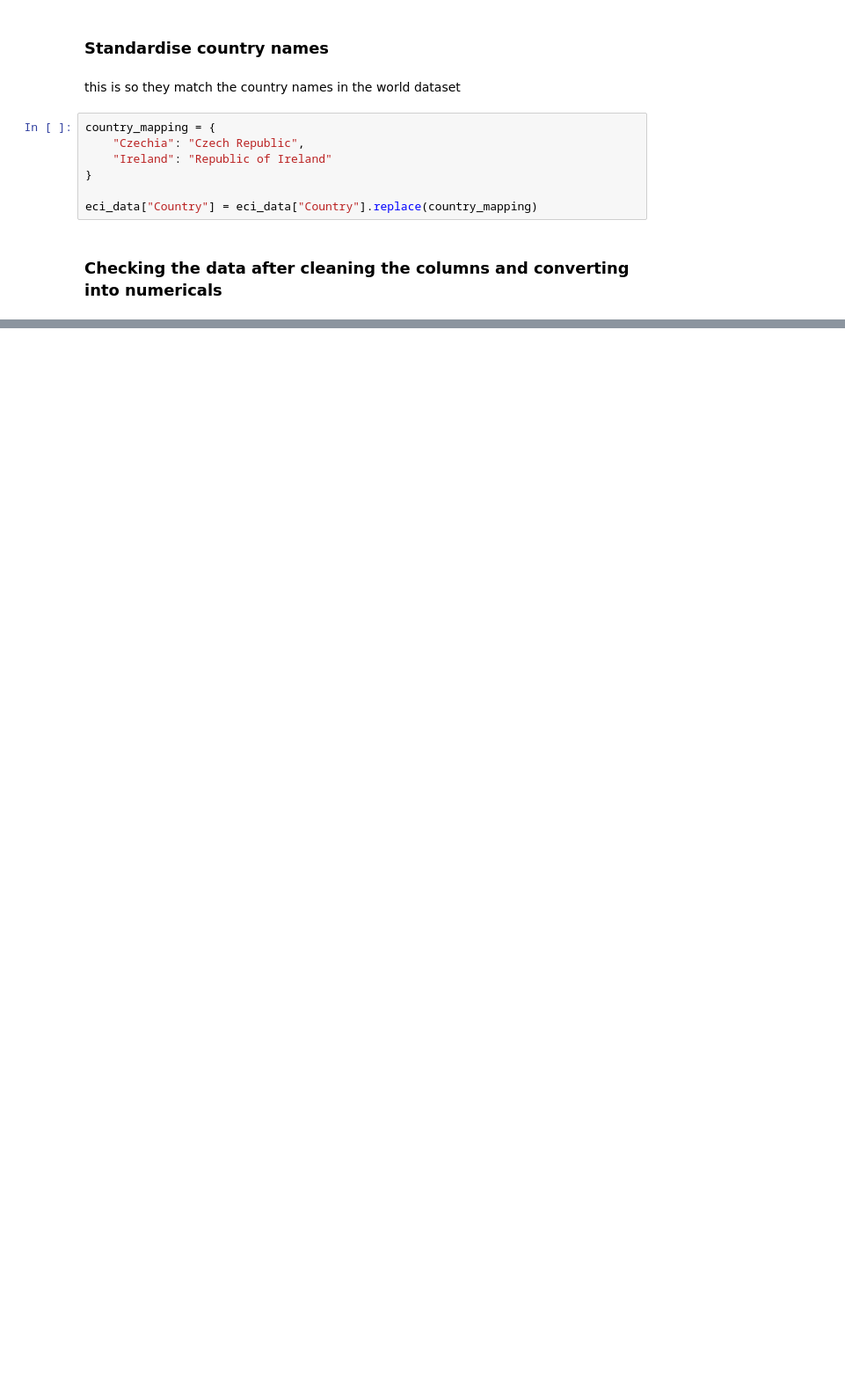
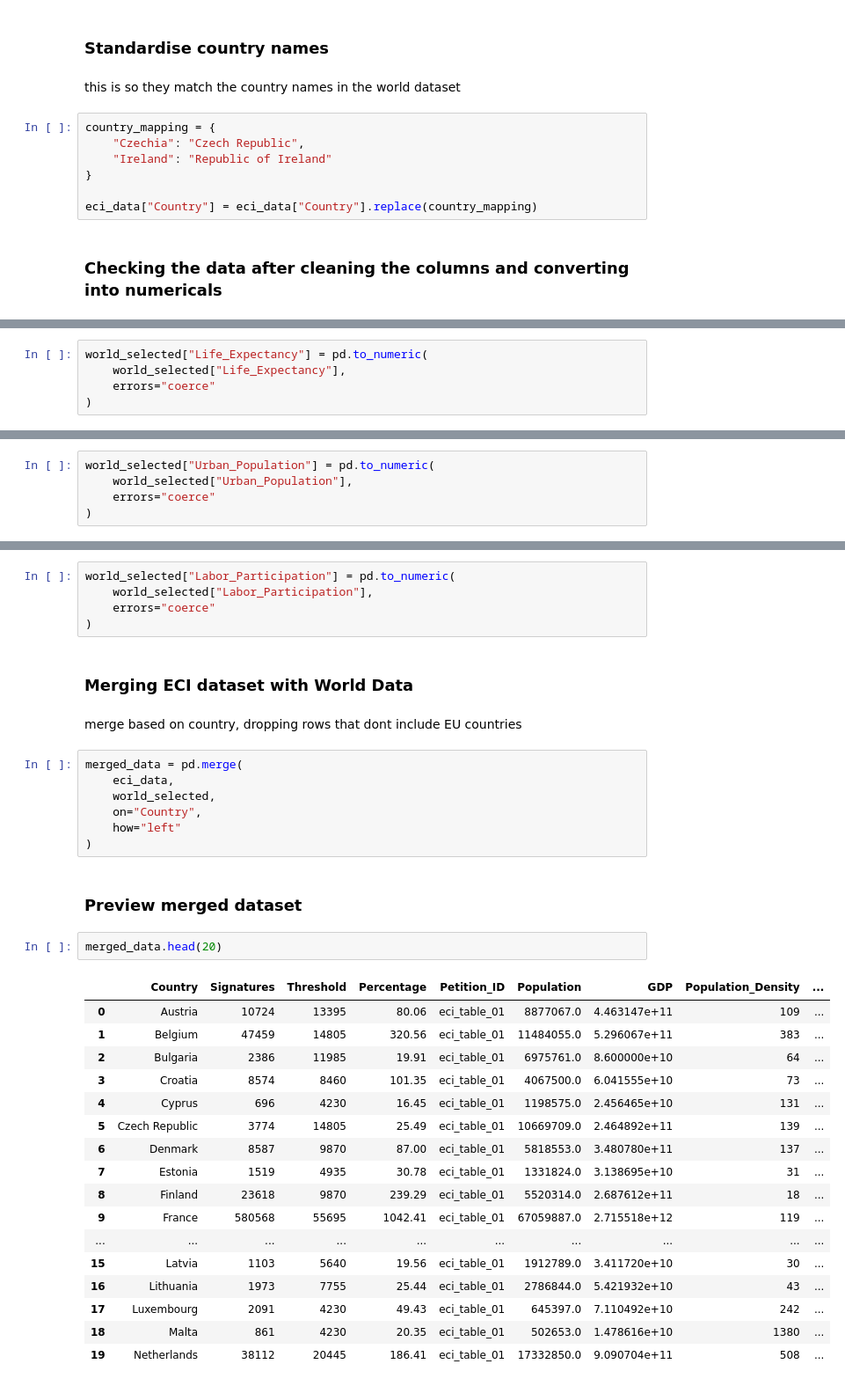
Before and after one commit to Matthew-Riddell/MSc-Dissertation, a Jupyter notebook: notebooks/data-preparation.ipynb, the cells around one changed output, grey strips where cells are left out. Shown at 88% size. Cells and saved outputs as stored; diff of their text form; blank space fills up the shorter version.

```diff
--- a/notebooks/data-preparation.ipynb
+++ b/notebooks/data-preparation.ipynb
@@ -320,0 +628,5 @@ eci_data.head(30)
+# %%
+world_selected["Life_Expectancy"] = pd.to_numeric(
+    world_selected["Life_Expectancy"],
+    errors="coerce"
+)
@@ -320,0 +635,5 @@ eci_data.head(30)
+# %%
+world_selected["Urban_Population"] = pd.to_numeric(
+    world_selected["Urban_Population"],
+    errors="coerce"
+)
@@ -320,0 +642,38 @@ eci_data.head(30)
+# %%
+world_selected["Labor_Participation"] = pd.to_numeric(
+    world_selected["Labor_Participation"],
+    errors="coerce"
+)
+# %% [markdown]
+### Merging ECI dataset with World Data
+# %% [markdown]
+merge based on country, dropping rows that dont include EU countries
+# %%
+merged_data = pd.merge(
+    eci_data,
+    world_selected,
+    on="Country",
+    how="left"
+)
+# %% [markdown]
+### Preview merged dataset
+# %%
+merged_data.head(20)
+# %% [output]
+|  | Country | Signatures | Threshold | Percentage | Petition_ID | Population | GDP | Population_Density | ... |
+| 0 | Austria | 10724 | 13395 | 80.06 | eci_table_01 | 8877067.0 | 4.463147e+11 | 109 | ... |
+| 1 | Belgium | 47459 | 14805 | 320.56 | eci_table_01 | 11484055.0 | 5.296067e+11 | 383 | ... |
+| 2 | Bulgaria | 2386 | 11985 | 19.91 | eci_table_01 | 6975761.0 | 8.600000e+10 | 64 | ... |
+| 3 | Croatia | 8574 | 8460 | 101.35 | eci_table_01 | 4067500.0 | 6.041555e+10 | 73 | ... |
+| 4 | Cyprus | 696 | 4230 | 16.45 | eci_table_01 | 1198575.0 | 2.456465e+10 | 131 | ... |
+| 5 | Czech Republic | 3774 | 14805 | 25.49 | eci_table_01 | 10669709.0 | 2.464892e+11 | 139 | ... |
+| 6 | Denmark | 8587 | 9870 | 87.00 | eci_table_01 | 5818553.0 | 3.480780e+11 | 137 | ... |
+| 7 | Estonia | 1519 | 4935 | 30.78 | eci_table_01 | 1331824.0 | 3.138695e+10 | 31 | ... |
+| 8 | Finland | 23618 | 9870 | 239.29 | eci_table_01 | 5520314.0 | 2.687612e+11 | 18 | ... |
+| 9 | France | 580568 | 55695 | 1042.41 | eci_table_01 | 67059887.0 | 2.715518e+12 | 119 | ... |
+| ... | ... | ... | ... | ... | ... | ... | ... | ... | ... |
+| 15 | Latvia | 1103 | 5640 | 19.56 | eci_table_01 | 1912789.0 | 3.411720e+10 | 30 | ... |
+| 16 | Lithuania | 1973 | 7755 | 25.44 | eci_table_01 | 2786844.0 | 5.421932e+10 | 43 | ... |
+| 17 | Luxembourg | 2091 | 4230 | 49.43 | eci_table_01 | 645397.0 | 7.110492e+10 | 242 | ... |
+| 18 | Malta | 861 | 4230 | 20.35 | eci_table_01 | 502653.0 | 1.478616e+10 | 1380 | ... |
+| 19 | Netherlands | 38112 | 20445 | 186.41 | eci_table_01 | 17332850.0 | 9.090704e+11 | 508 | ... |
```
Also changed, not shown: parts of 90 cells of this notebook.
